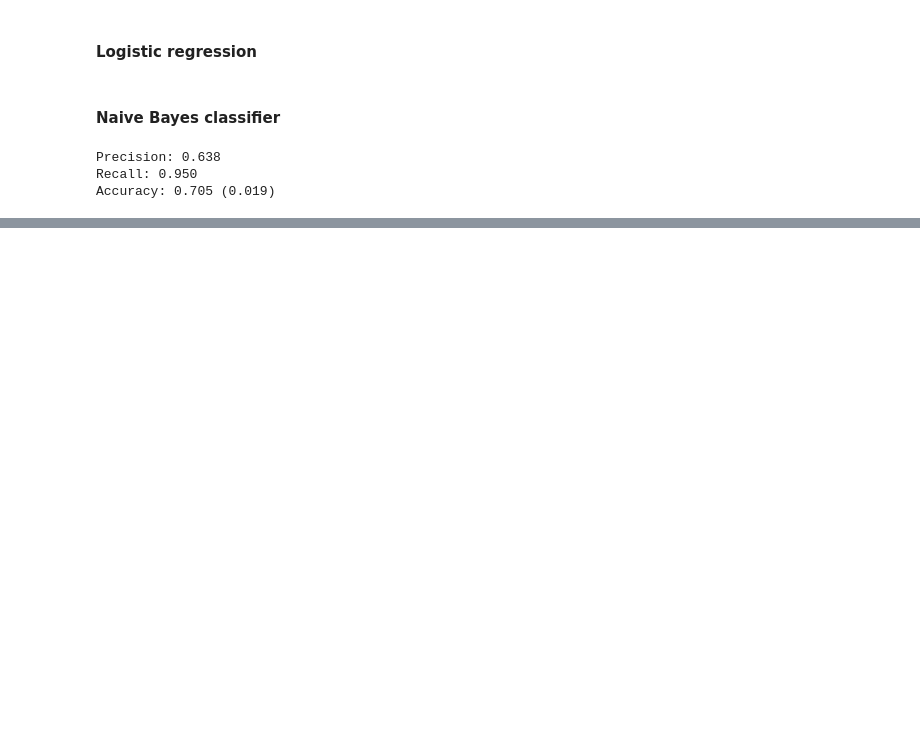
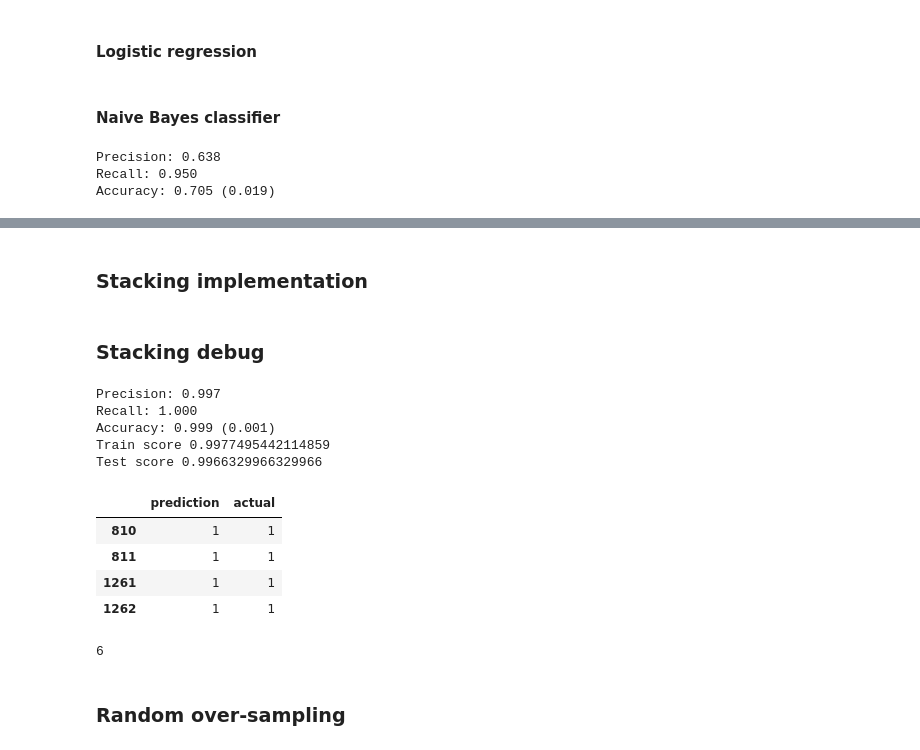
Before and after one commit to palmafr/MDPIData2022, a Jupyter notebook: ml-models.ipynb, the cells around one changed output, grey strips where cells are left out. Drawn from its saved outputs; the diff is of its cells as text; code cells hidden in the pictures; blank space fills up the shorter version.

```diff
--- a/ml-models.ipynb
+++ b/ml-models.ipynb
@@ -234,3 +273,5 @@ def get_models():
 def evaluate(model, X, y):
     cv = KFold(10, shuffle=True, random_state=1)
     return cross_val_score(model, X, y, scoring='accuracy', cv=cv, n_jobs=-1), cross_val_score(model, X, y, scoring='precision', cv=cv, n_jobs=-1), cross_val_score(model, X, y, scoring='recall', cv=cv, n_jobs=-1)
+# %% [markdown]
+### Stacking implementation
@@ -236,0 +299,37 @@ def evaluate(model, X, y):
+# %% [markdown]
+### Stacking debug
+# %%
+stacking_clf = stacking()
+stacking_clf.fit(X_ros, y_ros)
+scores = cross_val_score(stacking_clf, X_ros, y_ros, scoring='accuracy', cv=kfold, n_jobs=-1)
+print('Precision: %.3f' % mean(cross_val_score(stacking_clf, X_ros, y_ros, scoring='precision', cv=kfold, n_jobs=-1)))
+print('Recall: %.3f' % mean(cross_val_score(stacking_clf, X_ros, y_ros, scoring='recall', cv=kfold, n_jobs=-1)))
+print('Accuracy: %.3f (%.3f)' % (mean(scores), std(scores)))
+st_y_train_pred = knn_model.predict(X_ros)
+st_y_test_pred = knn_model.predict(test_X)
+print(f'Train score {accuracy_score(st_y_train_pred,y_ros)}')
+print(f'Test score {accuracy_score(st_y_test_pred,test_Y)}')
+# %% [output]
+Precision: 0.997
+Recall: 1.000
+Accuracy: 0.999 (0.001)
+Train score 0.9977495442114859
+Test score 0.9966329966329966
+# %%
+st_df = pd.DataFrame([st_y_test_pred, test_Y]).T
+st_df.columns = ['prediction', 'actual']
+st_df['prediction'] = st_df['prediction'].astype(int)
+st_df['actual'] = st_df['actual'].astype(int)
+st_df.loc[(st_df['prediction']==1)&(st_df['actual']==1)]
+# %% [output]
+|  | prediction | actual |
+| 810 | 1 | 1 |
+| 811 | 1 | 1 |
+| 1261 | 1 | 1 |
+| 1262 | 1 | 1 |
+# %%
+st_df.loc[st_df.actual==1].shape[0]
+# %% [output]
+6
+# %% [markdown]
+### Random over-sampling
```
Also changed, not shown: parts of 15 cells of this notebook.
